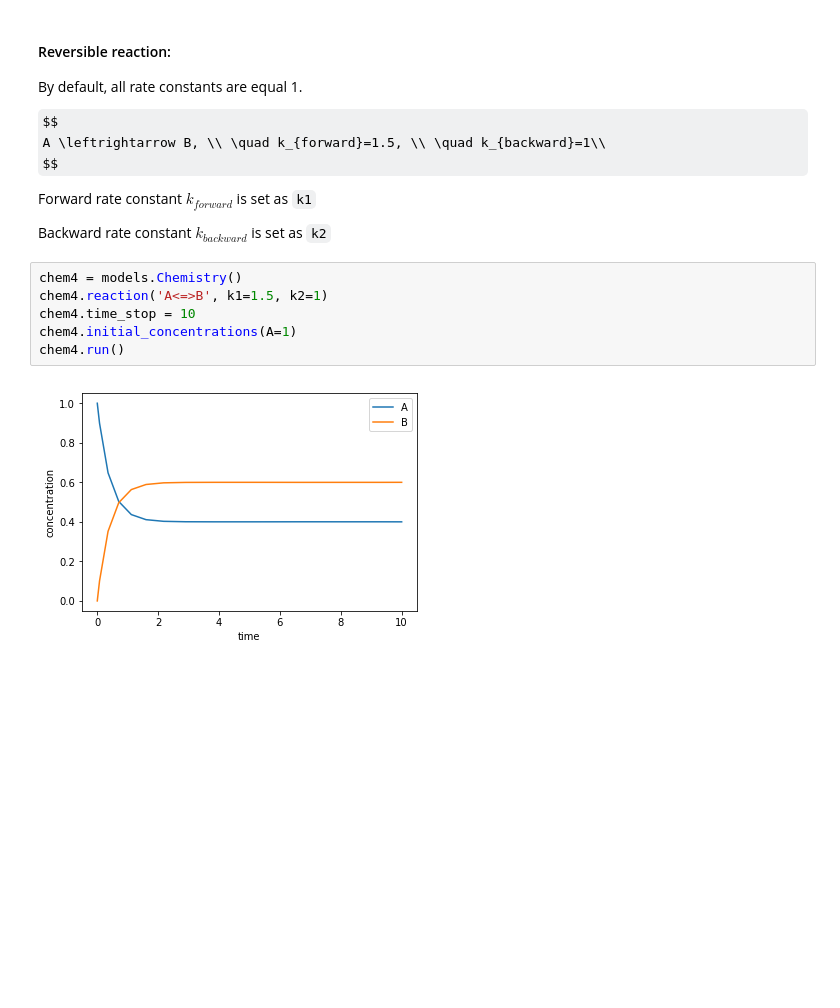
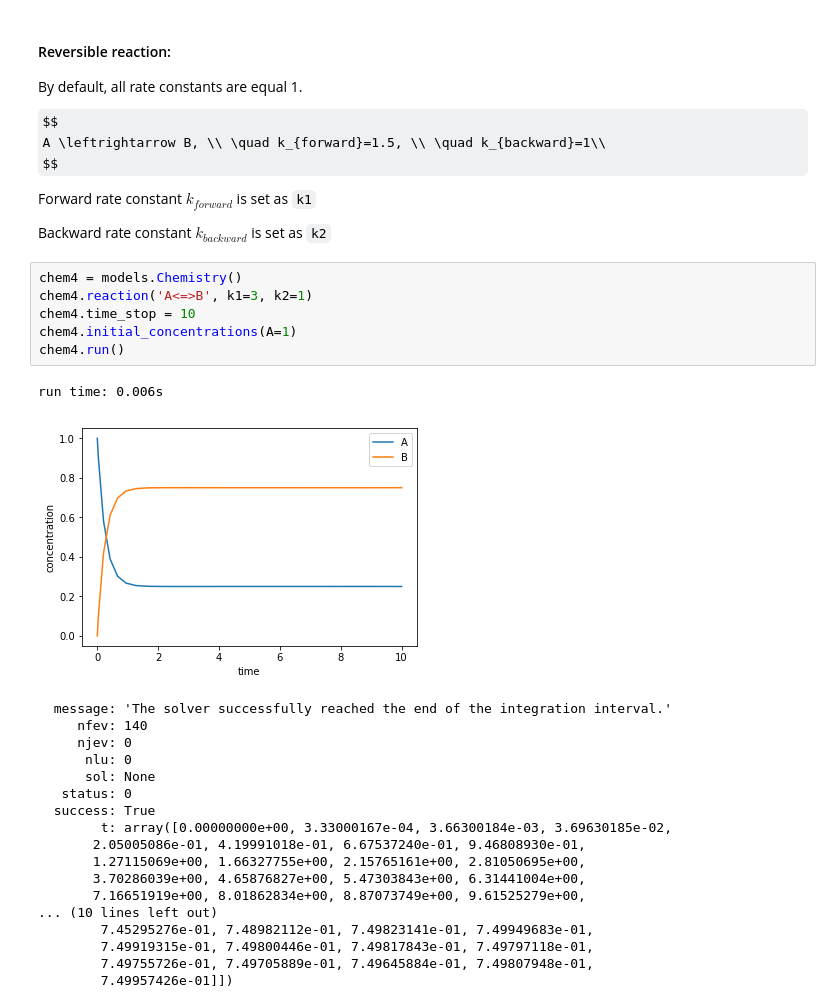
Before and after one commit to dorox/react, a Jupyter notebook: Chemcal examples.ipynb, the cells around one changed output. Drawn from its saved outputs; the diff is of its cells as text; some formulas as TeX source; blank space fills up the shorter version.

```diff
--- a/Chemcal examples.ipynb
+++ b/Chemcal examples.ipynb
@@ -78,9 +78,27 @@ Forward rate constant $k_{forward}$ is set as `k1`
 Backward rate constant $k_{backward}$ is set as `k2`
 # %%
 chem4 = models.Chemistry()
-chem4.reaction('A<=>B', k1=1.5, k2=1)
+chem4.reaction('A<=>B', k1=3, k2=1)
 chem4.time_stop = 10
 chem4.initial_concentrations(A=1)
 chem4.run()
 # %% [output]
+run time: 0.006s
-[figure, old version]
+[figure, new version]
+  message: 'The solver successfully reached the end of the integration interval.'
+     nfev: 140
+     njev: 0
+      nlu: 0
+      sol: None
+   status: 0
+  success: True
+        t: array([0.00000000e+00, 3.33000167e-04, 3.66300184e-03, 3.69630185e-02,
+       2.05005086e-01, 4.19991018e-01, 6.67537240e-01, 9.46808930e-01,
+       1.27115069e+00, 1.66327755e+00, 2.15765161e+00, 2.81050695e+00,
+       3.70286039e+00, 4.65876827e+00, 5.47303843e+00, 6.31441004e+00,
+       7.16651919e+00, 8.01862834e+00, 8.87073749e+00, 9.61525279e+00,
+... (10 lines left out)
+        7.45295276e-01, 7.48982112e-01, 7.49823141e-01, 7.49949683e-01,
+        7.49919315e-01, 7.49800446e-01, 7.49817843e-01, 7.49797118e-01,
+        7.49755726e-01, 7.49705889e-01, 7.49645884e-01, 7.49807948e-01,
+        7.49957426e-01]])
```
Also changed, not shown: 6 other files.
